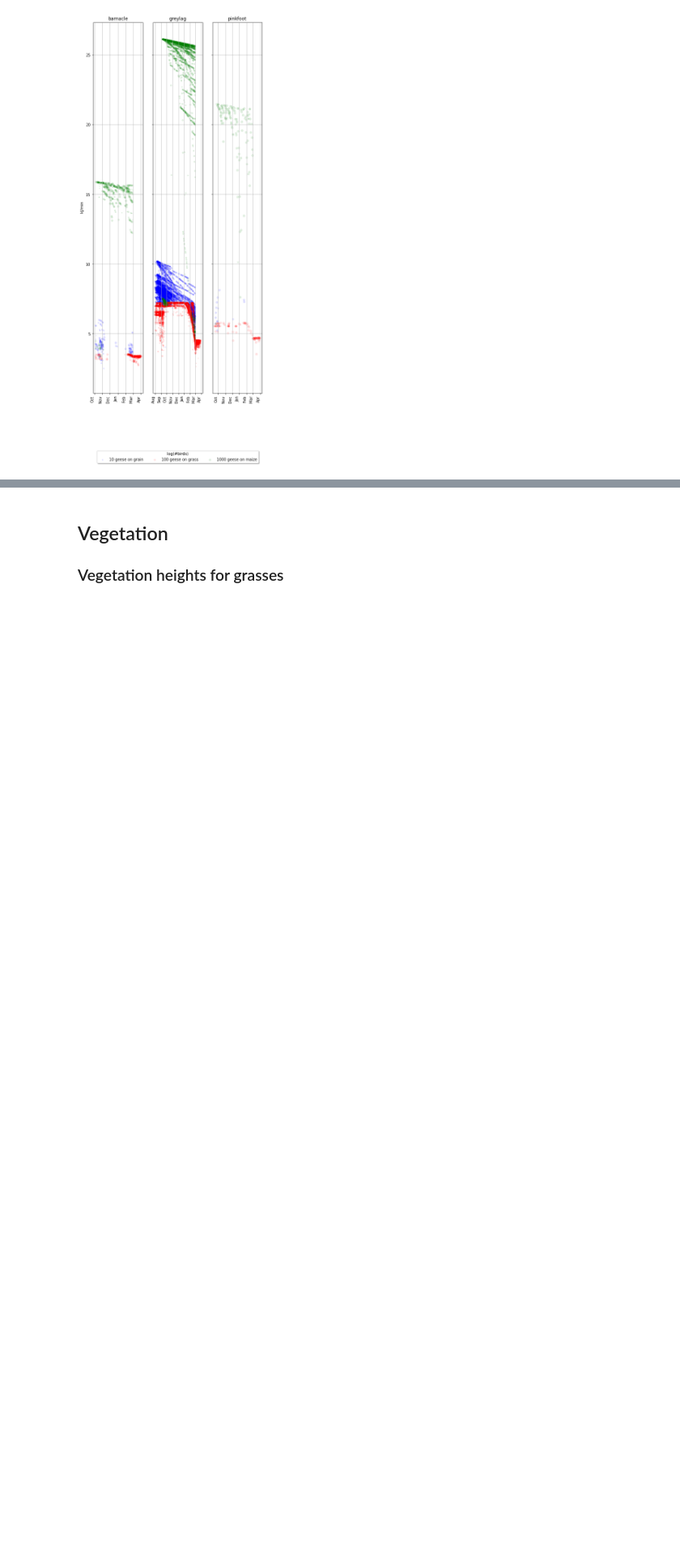
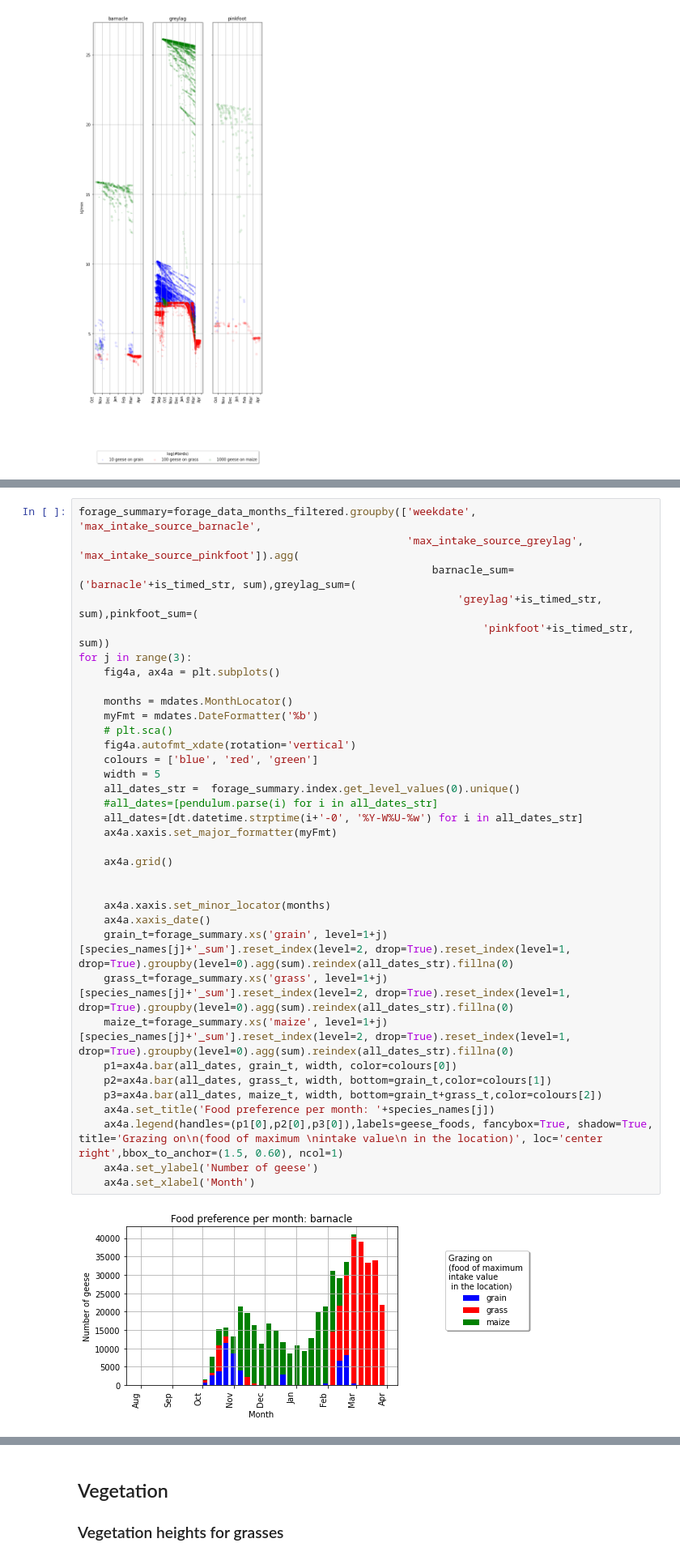
Before and after one commit to andrey-chu/almass_python_testing_mirror, a Jupyter notebook: Goose_test_notebook.ipynb, the cells around one changed output, grey strips where cells are left out. Shown at 81% size. Cells and saved outputs as stored; diff of their text form; blank space fills up the shorter version.

```diff
--- a/Goose_test_notebook.ipynb
+++ b/Goose_test_notebook.ipynb
@@ -405,0 +409,37 @@ for i in range(3):
+# %%
+forage_summary=forage_data_months_filtered.groupby(['weekdate', 'max_intake_source_barnacle',
+                                                    'max_intake_source_greylag', 'max_intake_source_pinkfoot']).agg(
+                                                        barnacle_sum=('barnacle'+is_timed_str, sum),greylag_sum=(
+                                                            'greylag'+is_timed_str, sum),pinkfoot_sum=(
+                                                                'pinkfoot'+is_timed_str, sum))
+for j in range(3):
+    fig4a, ax4a = plt.subplots()
+
+    months = mdates.MonthLocator()
+    myFmt = mdates.DateFormatter('%b')
+    # plt.sca()
+    fig4a.autofmt_xdate(rotation='vertical')
+    colours = ['blue', 'red', 'green']
+    width = 5
+    all_dates_str =  forage_summary.index.get_level_values(0).unique()
+    #all_dates=[pendulum.parse(i) for i in all_dates_str]
+    all_dates=[dt.datetime.strptime(i+'-0', '%Y-W%U-%w') for i in all_dates_str]
+    ax4a.xaxis.set_major_formatter(myFmt)
+
+    ax4a.grid()
+
+
+    ax4a.xaxis.set_minor_locator(months)
+    ax4a.xaxis_date()
+    grain_t=forage_summary.xs('grain', level=1+j)[species_names[j]+'_sum'].reset_index(level=2, drop=True).reset_index(level=1, drop=True).groupby(level=0).agg(sum).reindex(all_dates_str).fillna(0)
+    grass_t=forage_summary.xs('grass', level=1+j)[species_names[j]+'_sum'].reset_index(level=2, drop=True).reset_index(level=1, drop=True).groupby(level=0).agg(sum).reindex(all_dates_str).fillna(0)
+    maize_t=forage_summary.xs('maize', level=1+j)[species_names[j]+'_sum'].reset_index(level=2, drop=True).reset_index(level=1, drop=True).groupby(level=0).agg(sum).reindex(all_dates_str).fillna(0)
+    p1=ax4a.bar(all_dates, grain_t, width, color=colours[0])
+    p2=ax4a.bar(all_dates, grass_t, width, bottom=grain_t,color=colours[1])
+    p3=ax4a.bar(all_dates, maize_t, width, bottom=grain_t+grass_t,color=colours[2])
+    ax4a.set_title('Food preference per month: '+species_names[j])
+    ax4a.legend(handles=(p1[0],p2[0],p3[0]),labels=geese_foods, fancybox=True, shadow=True, title='Grazing on\n(food of maximum \nintake value\n in the location)', loc='center right',bbox_to_anchor=(1.5, 0.60), ncol=1)
+    ax4a.set_ylabel('Number of geese')
+    ax4a.set_xlabel('Month')
+# %% [output]
+[figure, added]
```
Also changed, not shown: parts of 12 cells of this notebook, 2 other files.
